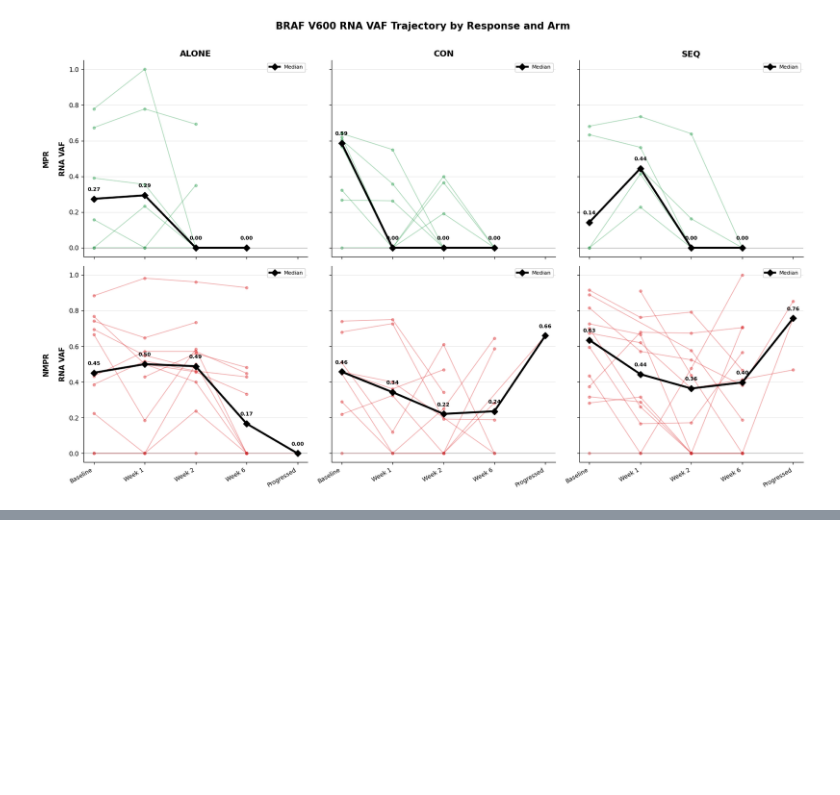
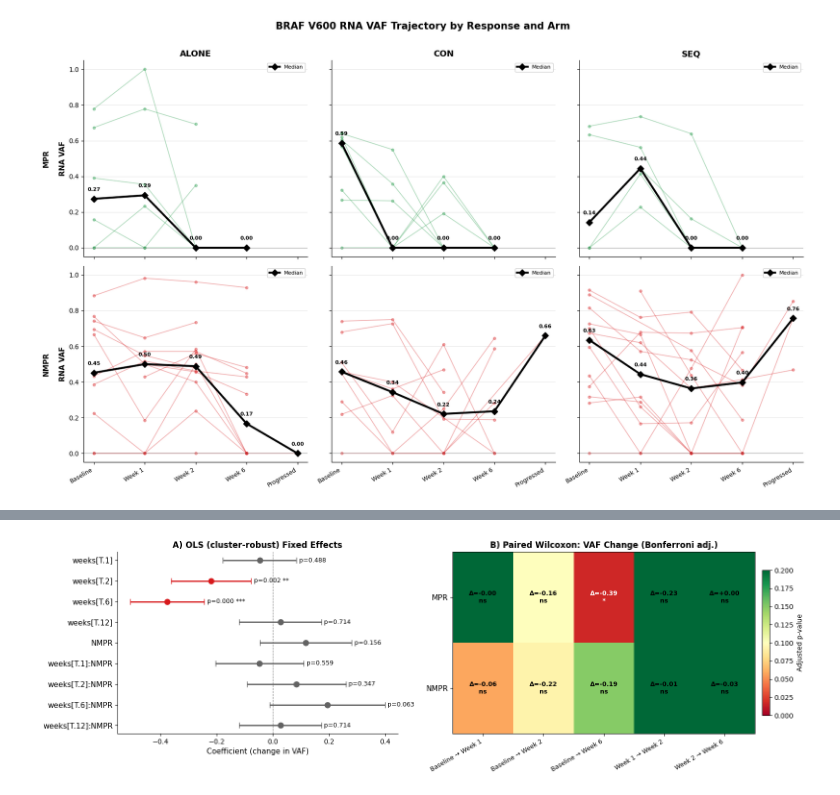
Before and after one commit to JaydenBeckwith/BRAF_analysis, a Jupyter notebook: braf_var_analysis.ipynb, the cells around one changed output, grey strips where cells are left out. Drawn from its saved outputs; the diff is of its cells as text; code cells hidden in the pictures; blank space fills up the shorter version.

```diff
--- a/braf_var_analysis.ipynb
+++ b/braf_var_analysis.ipynb
@@ -850,0 +1162,95 @@ plt.show()
+# %%
+# ---------------------------------------------------------------
+# Figure: Forest plot of model coefficients +
+#         VAF change significance heatmap
+# ---------------------------------------------------------------
+
+# Handle both mixed model and OLS objects
+if hasattr(mdf, "fe_params"):
+    _params = mdf.fe_params
+    _pvals = mdf.pvalues
+    _ci = mdf.conf_int()
+else:
+    _params = mdf.params
+    _pvals = mdf.pvalues
+    _ci = mdf.conf_int()
+
+fig, axes = plt.subplots(1, 2, figsize=(16, 5),
+                         gridspec_kw={"width_ratios": [1, 1.3]})
+
+# --- Panel A: Forest plot of fixed effects ---
+ax = axes[0]
+terms = [t for t in _params.index if t != "Intercept"]
+coefs = [_params[t] for t in terms]
+ci = _ci.loc[terms]
+pvals = [_pvals[t] for t in terms]
+
+y_pos = range(len(terms))
+colors_forest = ["#d7191c" if p < 0.05 else "#636363" for p in pvals]
+
+ax.axvline(0, color="grey", linestyle="--", linewidth=0.8)
+for i, (term, coef) in enumerate(zip(terms, coefs)):
+    ci_low, ci_high = ci.iloc[i, 0], ci.iloc[i, 1]
+    ax.errorbar(coef, i, xerr=[[coef - ci_low], [ci_high - coef]],
+               fmt="o", color=colors_forest[i], capsize=4, markersize=8, linewidth=2)
+    p = pvals[i]
+    sig = "***" if p < 0.001 else "**" if p < 0.01 else "*" if p < 0.05 else ""
+    ax.text(ci_high + 0.01, i, f"p={p:.3f} {sig}", va="center", fontsize=9)
+
+# Clean up term labels
+labels = [t.replace("MPR_group[T.NMPR]", "NMPR")
+           .replace("weeks:MPR_group[T.NMPR]", "weeks × NMPR")
+          for t in terms]
+ax.set_yticks(y_pos)
+ax.set_yticklabels(labels, fontsize=11)
+ax.set_xlabel("Coefficient (change in VAF)", fontsize=11)
+model_type = "Mixed-Model" if hasattr(mdf, "fe_params") else "OLS (cluster-robust)"
+ax.set_title(f"A) {model_type} Fixed Effects", fontsize=12, fontweight="bold")
+ax.spines["top"].set_visible(False)
+ax.spines["right"].set_visible(False)
+ax.invert_yaxis()
+
+# --- Panel B: Pairwise significance heatmap ---
+ax = axes[1]
+
+comparisons = wilcox_df["Comparison"].unique()
+groups = ["MPR", "NMPR"]
+
+pval_matrix = np.full((len(groups), len(comparisons)), np.nan)
+diff_matrix = np.full((len(groups), len(comparisons)), np.nan)
+
+for i, grp in enumerate(groups):
+    for j, comp in enumerate(comparisons):
+        row = wilcox_df[(wilcox_df["Group"] == grp) & (wilcox_df["Comparison"] == comp)]
+        if not row.empty:
+            pval_matrix[i, j] = row["p_adjusted"].values[0]
+            diff_matrix[i, j] = row["median_diff"].values[0]
+
+im = ax.imshow(pval_matrix, cmap="RdYlGn", vmin=0, vmax=0.2, aspect="auto")
+
+for i in range(len(groups)):
+    for j in range(len(comparisons)):
+        p = pval_matrix[i, j]
+        d = diff_matrix[i, j]
+        if np.isnan(p):
+            ax.text(j, i, "—", ha="center", va="center", fontsize=9, color="grey")
+        else:
+            sig = "***" if p < 0.001 else "**" if p < 0.01 else "*" if p < 0.05 else "ns"
+            label = f"Δ={d:+.2f}\n{sig}"
+            color = "white" if p < 0.05 else "black"
+            ax.text(j, i, label, ha="center", va="center", fontsize=9, fontweight="bold", color=color)
+
+ax.set_xticks(range(len(comparisons)))
+ax.set_xticklabels(comparisons, fontsize=9, rotation=30, ha="right")
+ax.set_yticks(range(len(groups)))
+ax.set_yticklabels(groups, fontsize=11)
+ax.set_title("B) Paired Wilcoxon: VAF Change (Bonferroni adj.)", fontsize=12, fontweight="bold")
+
+cbar = plt.colorbar(im, ax=ax, shrink=0.8, pad=0.02)
+cbar.set_label("Adjusted p-value", fontsize=10)
+
+plt.tight_layout()
+plt.savefig("vaf_statistical_tests.png", dpi=300, bbox_inches="tight")
+plt.show()
+# %% [output]
+[figure, added]
```
Also changed, not shown: parts of 18 cells of this notebook, 1 other file.
